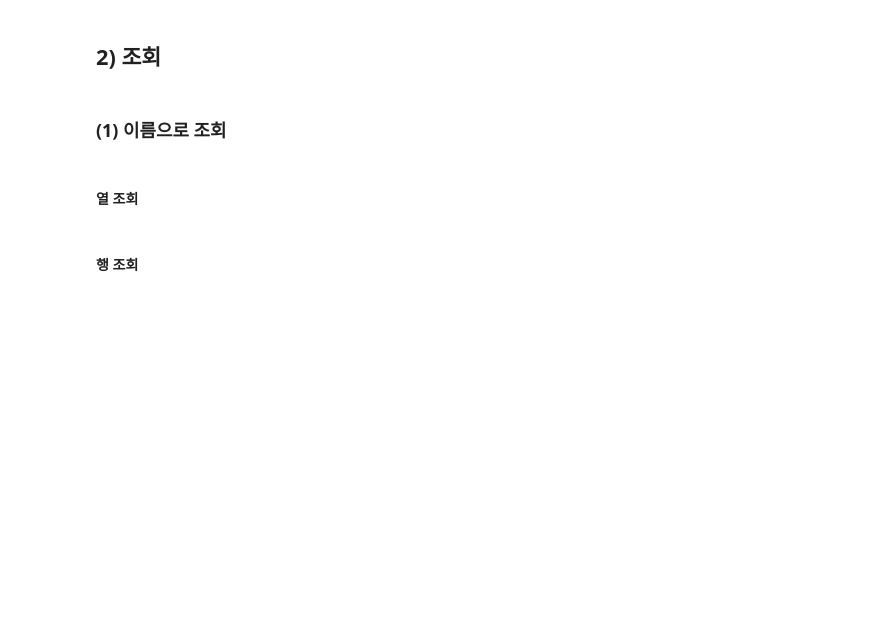
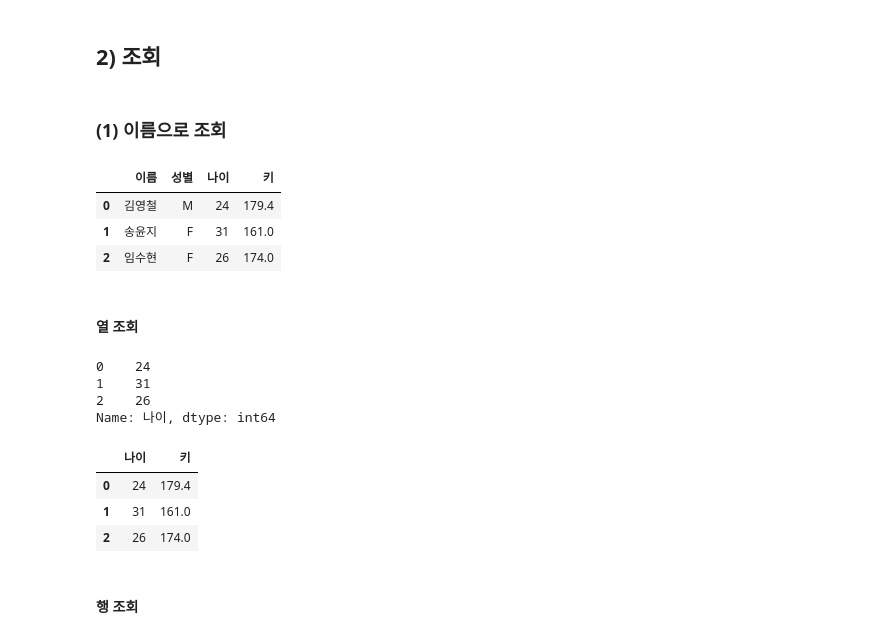
Before and after one commit to yojeongyujeong/yogurtyojung, a Jupyter notebook: 04_판다스_blank.ipynb, the cells around one changed output. Saved outputs shown, nothing was run; the diff lists cells and outputs as text; code cells hidden in the pictures; blank space fills up the shorter version.

```diff
--- a/04_판다스_blank.ipynb
+++ b/04_판다스_blank.ipynb
@@ -339,7 +401,30 @@ dtype: float64
 ## 2) 조회
 # %% [markdown]
 ### (1) 이름으로 조회
+# %%
+data1
+# %% [output]
+|  | 이름 | 성별 | 나이 | 키 |
+| 0 | 김영철 | M | 24 | 179.4 |
+| 1 | 송윤지 | F | 31 | 161.0 |
+| 2 | 임수현 | F | 26 | 174.0 |
 # %% [markdown]
 #### 열 조회
+# %%
+# 나이 열을 조회
+data1["나이"]
+# %% [output]
+0    24
+1    31
+2    26
+Name: 나이, dtype: int64
+# %%
+# 나이, 키 열을 조회 (리스트처리! : 셀을 조회하기 위해 (excel))
+data1[["나이", "키"]]
+# %% [output]
+|  | 나이 | 키 |
+| 0 | 24 | 179.4 |
+| 1 | 31 | 161.0 |
+| 2 | 26 | 174.0 |
 # %% [markdown]
 #### 행 조회
```
Also changed, not shown: parts of 20 cells of this notebook.
